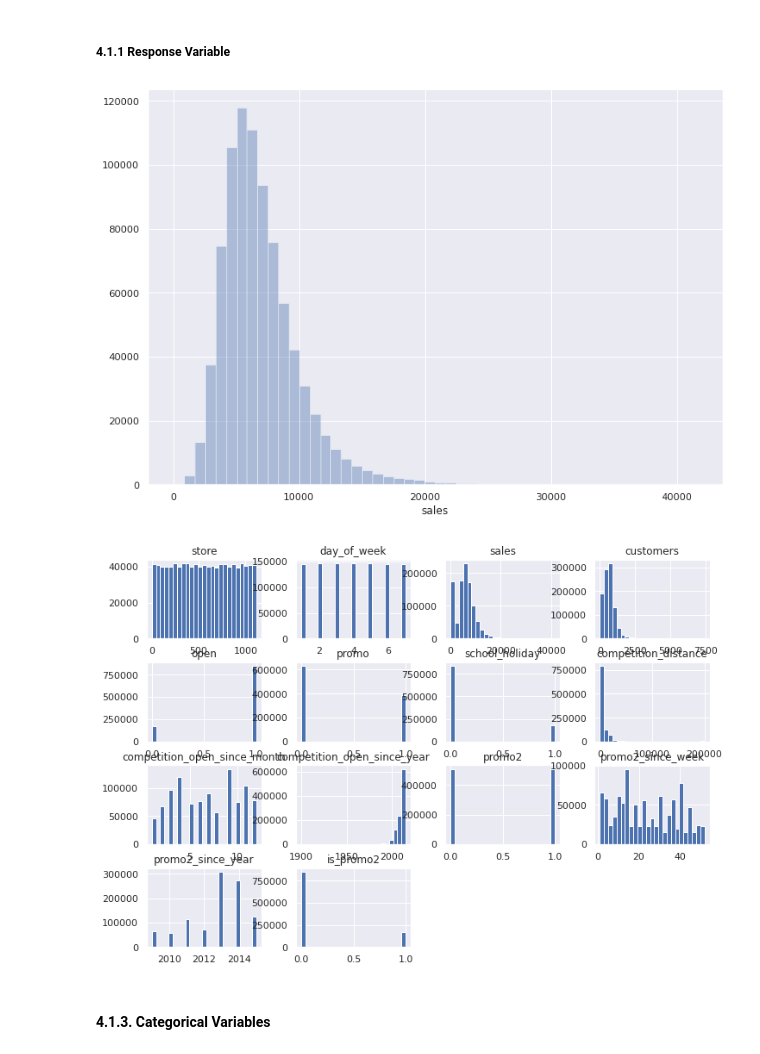
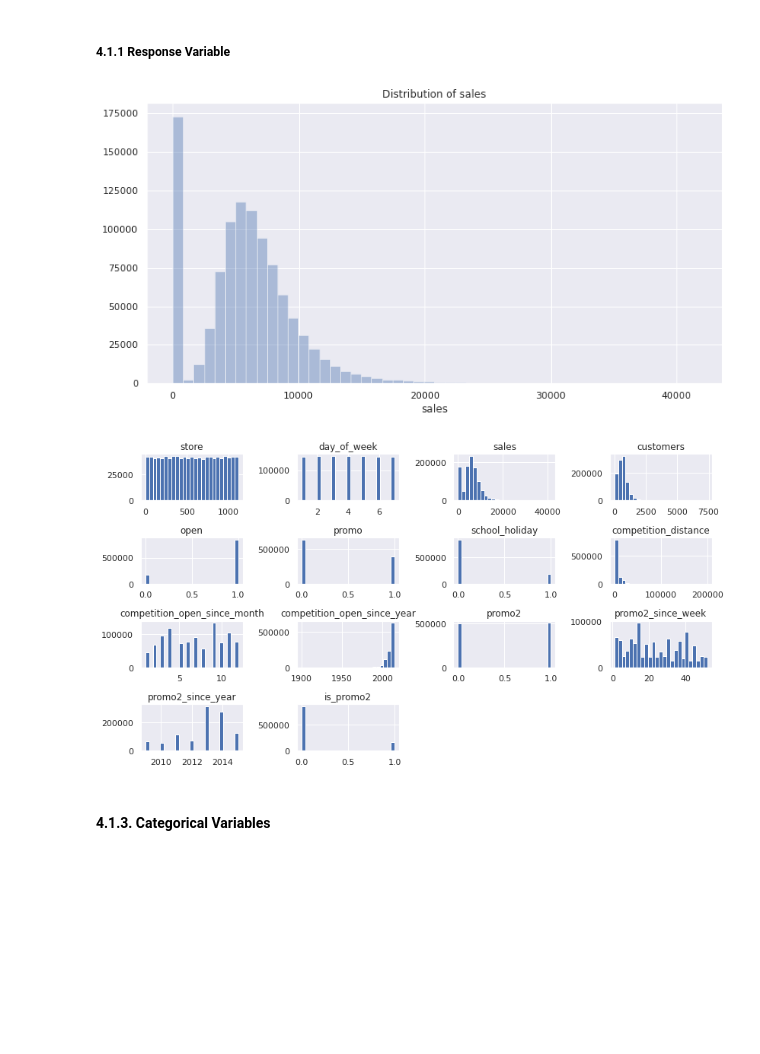
Before and after one commit to heitorfe/rossman-sales-predict, a Jupyter notebook: rossmann-sales-predict.ipynb, the cells around one changed output. Saved outputs shown, nothing was run; the diff lists cells and outputs as text; code cells hidden in the pictures; blank space fills up the shorter version.

```diff
--- a/rossmann-sales-predict.ipynb
+++ b/rossmann-sales-predict.ipynb
@@ -264,7 +277,7 @@ month_map         12
 dtype: int64
 # %%
 aux1= df1[(df1['state_holiday'] !=0) & (df1['sales']>0)]
-sns.set(rc={'figure.figsize':(11.7,8.27)})
+sns.set(rc={'figure.figsize':(11.7,6.27)})
 
 plt.subplot(1,3,1)
 sns.boxplot(x='state_holiday',y='sales',data=aux1)
@@ -273,5 +286,6 @@ plt.subplot(1,3,2)
 sns.boxplot(x='store_type',y='sales',data=aux1)
 
 plt.subplot(1,3,3)
-sns.boxplot(x='assortment',y='sales',data=aux1)
+sns.boxplot(x='assortment',y='sales',data=aux1);
+plt.tight_layout()
 # %% [output]
@@ -412,13 +431,16 @@ df4 = df3.copy()
 # %% [markdown]
 ##### 4.1.1 Response Variable
 # %%
-sns.distplot(df4['sales'], kde=False);
+plt.figure(figsize=(12,6))
+sns.distplot(df1['sales'], kde=False)
+plt.title('Distribution of sales');
 # %% [output]
-[figure, old version]
+[figure, new version]
 # %%
 num_attributes.hist(bins=25);
+plt.tight_layout()
 # %% [output]
-[figure, old version]
+[figure, new version]
 # %% [markdown]
 #### 4.1.3. Categorical Variables
 # %%
```
Also changed, not shown: parts of 43 cells of this notebook.
